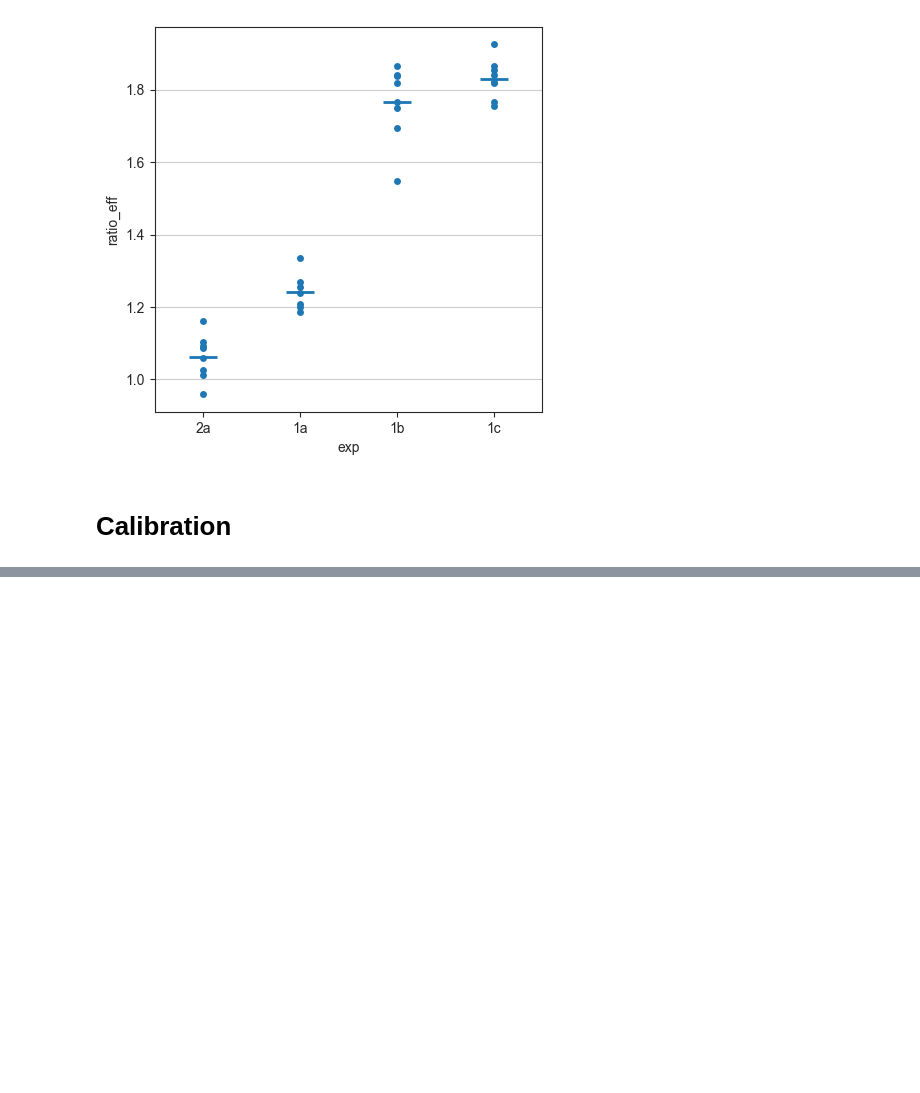
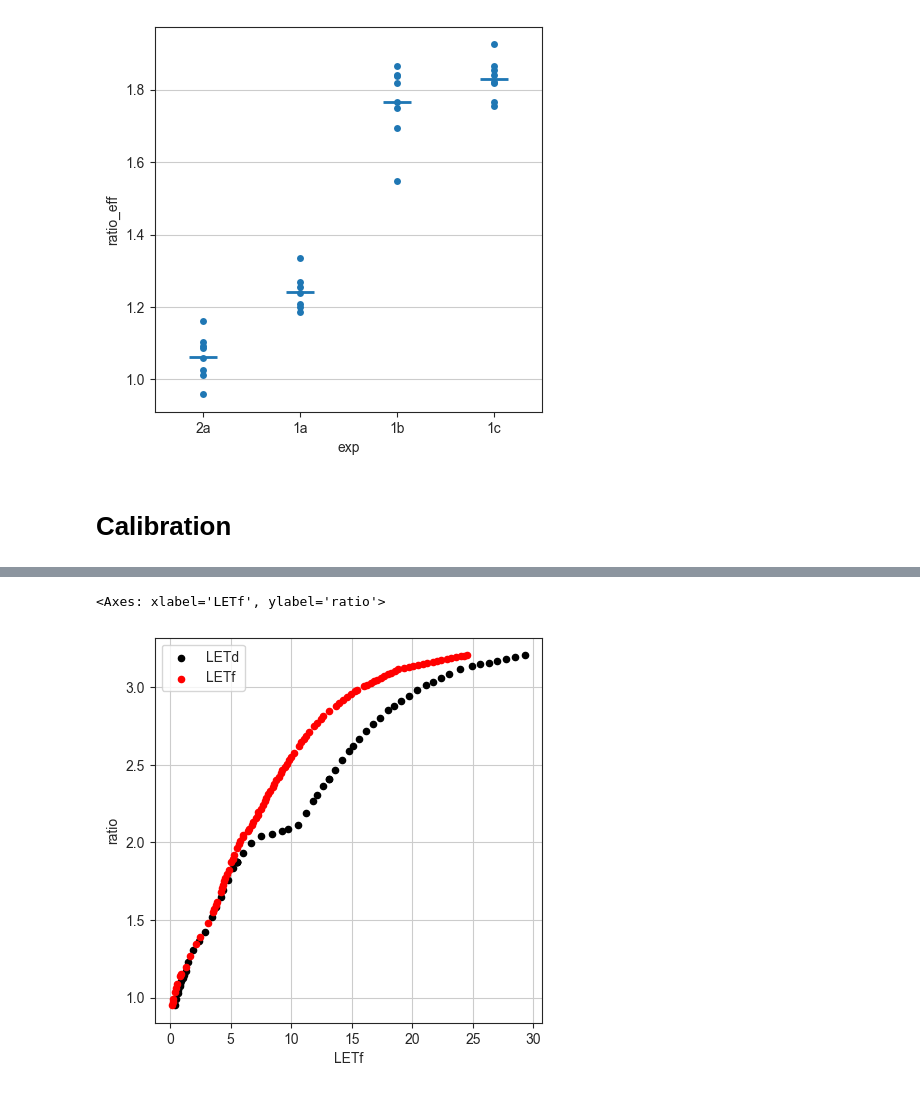
Before and after one commit to grzanka/tld_let_calibration, a Jupyter notebook: notebook/0.5-explore_data_dcpt.ipynb, the cells around one changed output, grey strips where cells are left out. Saved outputs shown, nothing was run; the diff lists cells and outputs as text; code cells hidden in the pictures; blank space fills up the shorter version.

```diff
--- a/notebook/0.5-explore_data_dcpt.ipynb
+++ b/notebook/0.5-explore_data_dcpt.ipynb
@@ -406,3 +409,11 @@ sns.stripplot(data=df_ratio, x="exp", y="ratio_eff", jitter=False, ax=ax)
 [figure]
 # %% [markdown]
 # Calibration
+# %%
+df_calib_letd = pd.read_csv(
+    data_dir / "raw" / "parisi_calibration" / "LETd.csv",
+    decimal=",",
+    sep=";",
+    names=["ratio", "LETd"],
+)
+df_calib_letd
@@ -408,0 +434,8 @@ sns.stripplot(data=df_ratio, x="exp", y="ratio_eff", jitter=False, ax=ax)
+# %%
+df_calib_letf = pd.read_csv(
+    data_dir / "raw" / "parisi_calibration" / "LETf.csv",
+    decimal=",",
+    sep=";",
+    names=["ratio", "LETf"],
+)
+df_calib_letf
@@ -408,0 +456,7 @@ sns.stripplot(data=df_ratio, x="exp", y="ratio_eff", jitter=False, ax=ax)
+# %%
+fig, ax = plt.subplots(figsize=(5, 5))
+df_calib_letd.plot(x="LETd", y="ratio", kind="scatter", ax=ax, label="LETd", color="black")
+df_calib_letf.plot(x="LETf", y="ratio", kind="scatter", ax=ax, label="LETf", color="red")
+# %% [output]
+<Axes: xlabel='LETf', ylabel='ratio'>
+[figure, added]
```
Also changed, not shown: parts of 16 cells of this notebook, 2 other files.
